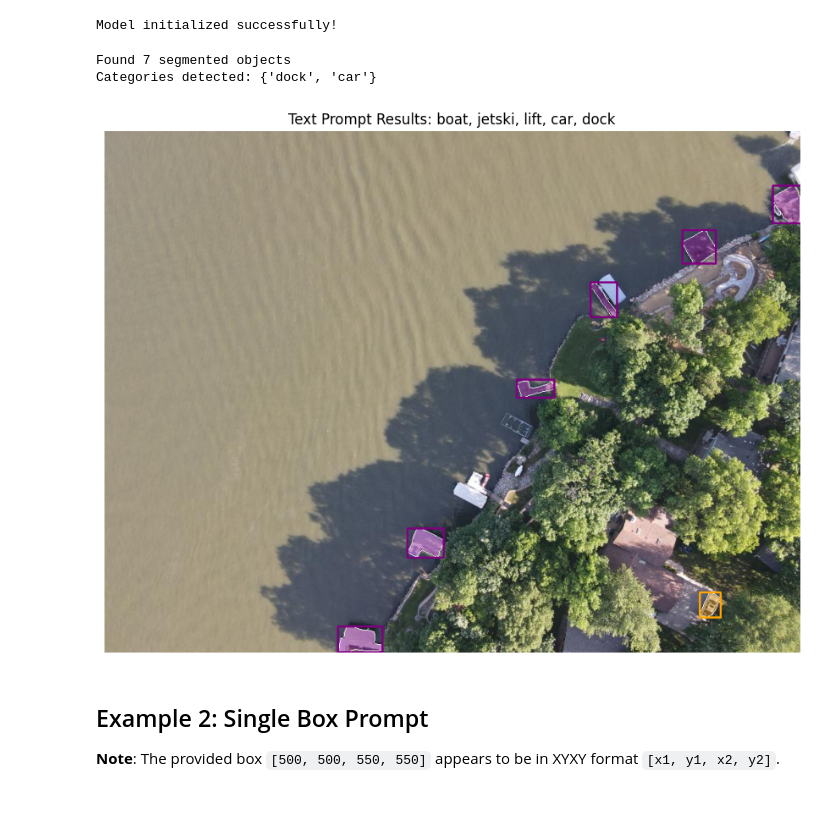
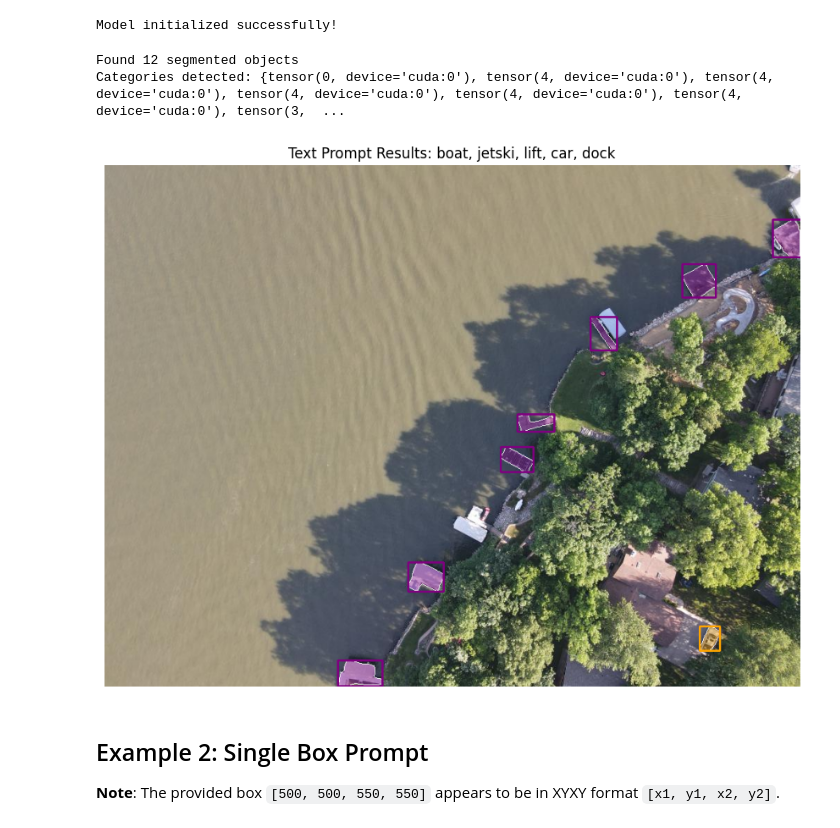
Before and after one commit to open-edge-platform/geti-instant-learn, a Jupyter notebook: library/examples/sam3_aerial_maritime_example.ipynb, the cells around one changed output. Cells and saved outputs as stored; diff of their text form; code cells hidden in the pictures.

```diff
--- a/library/examples/sam3_aerial_maritime_example.ipynb
+++ b/library/examples/sam3_aerial_maritime_example.ipynb
@@ -48,9 +48,8 @@ In this example, we'll use text prompts to segment multiple object categories in
 # Initialize SAM3 model
 # Note: SAM3 is zero-shot - no learning phase needed!
 model = SAM3(
-    device="cuda" if __import__("torch").cuda.is_available() else "cpu",
-    confidence_threshold=0.5,
-    precision="bf16" if __import__("torch").cuda.is_available() else "fp32",
+    device="cuda" if torch.cuda.is_available() else "cpu",
+    confidence_threshold=0.4,
 )
 
 print("Model initialized successfully!")
@@ -64,11 +63,12 @@ categories = ["boat", "jetski", "lift", "car", "dock"]
 sample = Sample(
     image=image,
     categories=categories,
+    category_ids=list(range(len(categories))),
 )
 
-# Create a batch and run inference
-batch = Batch.collate([sample])
-predictions = model.infer(batch)
+# Create a batch and run predict
+batch = Batch(samples=[sample])
+predictions = model.predict(batch)
 
 # Get the prediction for the first (and only) image
 prediction = predictions[0]
@@ -76,37 +76,37 @@ prediction = predictions[0]
 print(f"Found {len(prediction['pred_masks'])} segmented objects")
 print(f"Categories detected: {set(prediction['pred_labels'])}")
 # %% [output]
-Found 7 segmented objects
-Categories detected: {'dock', 'car'}
+Found 12 segmented objects
+Categories detected: {tensor(0, device='cuda:0'), tensor(4, device='cuda:0'), tensor(4, device='cuda:0'), tensor(4, device='cuda:0'), tensor(4, device='cuda:0'), tensor(4, device='cuda:0'), tensor(3,  ...
 # %%
 # Visualize the results with text prompts
 # Define colors for each category
 category_colors = {
-    "boat": [255, 0, 0],  # Red
-    "jetski": [0, 255, 0],  # Green
-    "lift": [0, 0, 255],  # Blue
-    "car": [255, 165, 0],  # Orange
-    "dock": [128, 0, 128],  # Purple
+    0: [255, 0, 0],  # Red
+    1: [0, 255, 0],  # Green
+    2: [0, 0, 255],  # Blue
+    3: [255, 165, 0],  # Orange
+    4: [128, 0, 128],  # Purple
 }
 
 # Visualize and save (output directory will be created automatically)
 visualize_single_image(
     image,
     prediction,
     "sam3_text_prompt_result.png",
     "output",
     category_colors,
 )
 
 # Display the visualization
 result_image = Image.open("output/sam3_text_prompt_result.png")
 plt.figure(figsize=(12, 8))
 plt.imshow(result_image)
 plt.axis("off")
 plt.title("Text Prompt Results: boat, jetski, lift, car, dock")
 plt.show()
 # %% [output]
-[figure, old version]
+[figure, new version]
 # %% [markdown]
 ## Example 2: Single Box Prompt
 
```
Also changed, not shown: parts of 3 cells of this notebook.
